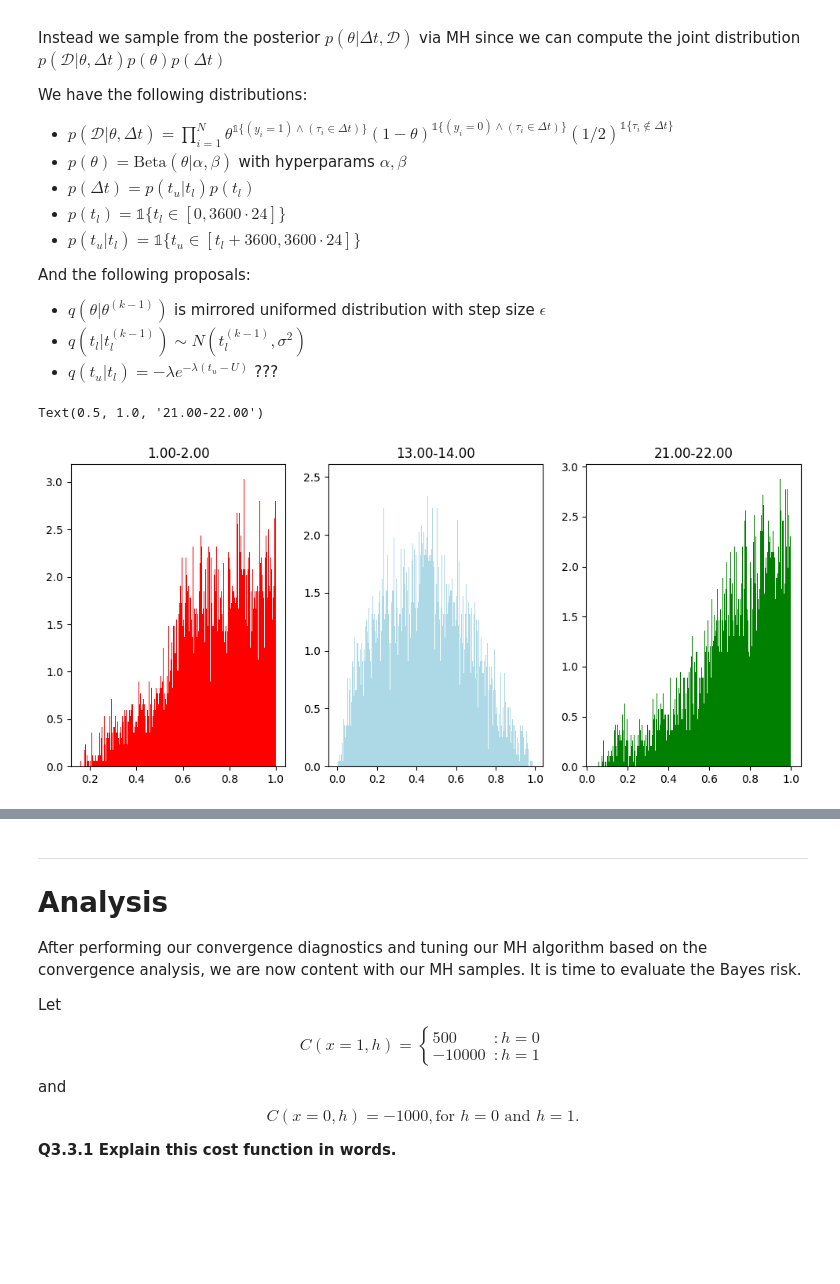
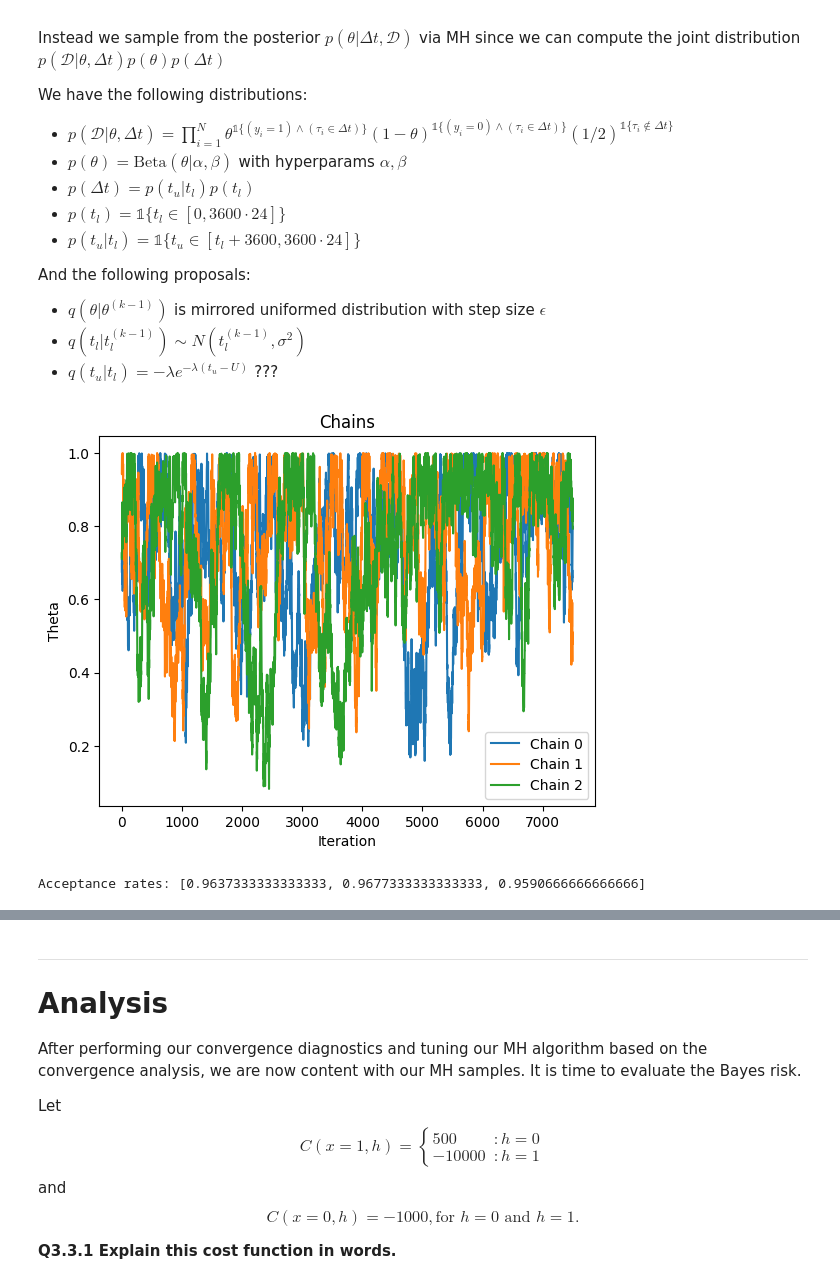
Before and after one commit to leonardodeclara/DD2447-Statistical-Methods-in-Applied-Computer-Science, a Jupyter notebook: Assignment_2/assignment2.ipynb, the cells around one changed output, grey strips where cells are left out. Drawn from its saved outputs; the diff is of its cells as text; code cells hidden in the pictures; blank space fills up the shorter version.

```diff
--- a/Assignment_2/assignment2.ipynb
+++ b/Assignment_2/assignment2.ipynb
@@ -515,18 +579,26 @@ def metropolis_hastings(num_samples, epsilon, alpha, beta_0,  tl, tu, burn_in=0)
-# %%
-results1 = metropolis_hastings(num_samples=10000, epsilon=0.1,
-                              alpha=1, beta_0=1,  tl=1.0*3600, tu=2.0*3600, burn_in=0)
-results2 = metropolis_hastings(num_samples=10000, epsilon=0.1,
-                              alpha=1, beta_0=1,  tl=13.0*3600, tu=14.0*3600, burn_in=0)
-results3 = metropolis_hastings(num_samples=10000, epsilon=0.1,
-                              alpha=1, beta_0=1,  tl=21.0*3600, tu=22.0*3600, burn_in=0)
-fig, axs = plt.subplots(1, 3, figsize=(12,5))
-axs.flatten()
-axs[0].hist(results1, color='red',bins = 500, label='MH samples', density = True)
-axs[0].set_title("1.00-2.00")
-axs[1].hist(results2, color='lightblue',bins = 500, label='MH samples', density = True)
-axs[1].set_title("13.00-14.00")
-axs[2].hist(results3, color='green',bins = 500, label='MH samples', density = True)
-axs[2].set_title("21.00-22.00")
-# %% [output]
-Text(0.5, 1.0, '21.00-22.00')
-[figure, removed]
+# %%
+#Multiple chains with burn-in period
+num_runs = 3
+chains=list()
+accept_rates=list()
+autocorrs=list()
+for i in range(num_runs):
+    res,rate,autocorr_value = metropolis_hastings(num_samples=10000,data=D, epsilon=0.1,
+                              alpha_param=1, beta_param=1,  tl=1.0*3600, tu=2.0*3600, burn_in=0.25, max_lag = 50, seed = i)
+    chains.append(res)
+    accept_rates.append(rate)
+    autocorrs.append(autocorr_value)
+
+# plot the chains
+for i in range(num_runs):
+    plt.plot(chains[i], label='Chain {}'.format(i))
+plt.xlabel('Iteration')
+plt.ylabel('Theta')
+plt.title('Chains')
+plt.legend()
+plt.show()
+
+print('Acceptance rates: {}'.format(accept_rates))
+# %% [output]
+[figure, added]
+Acceptance rates: [0.9637333333333333, 0.9677333333333333, 0.9590666666666666]
```
Also changed, not shown: parts of 9 cells of this notebook.
